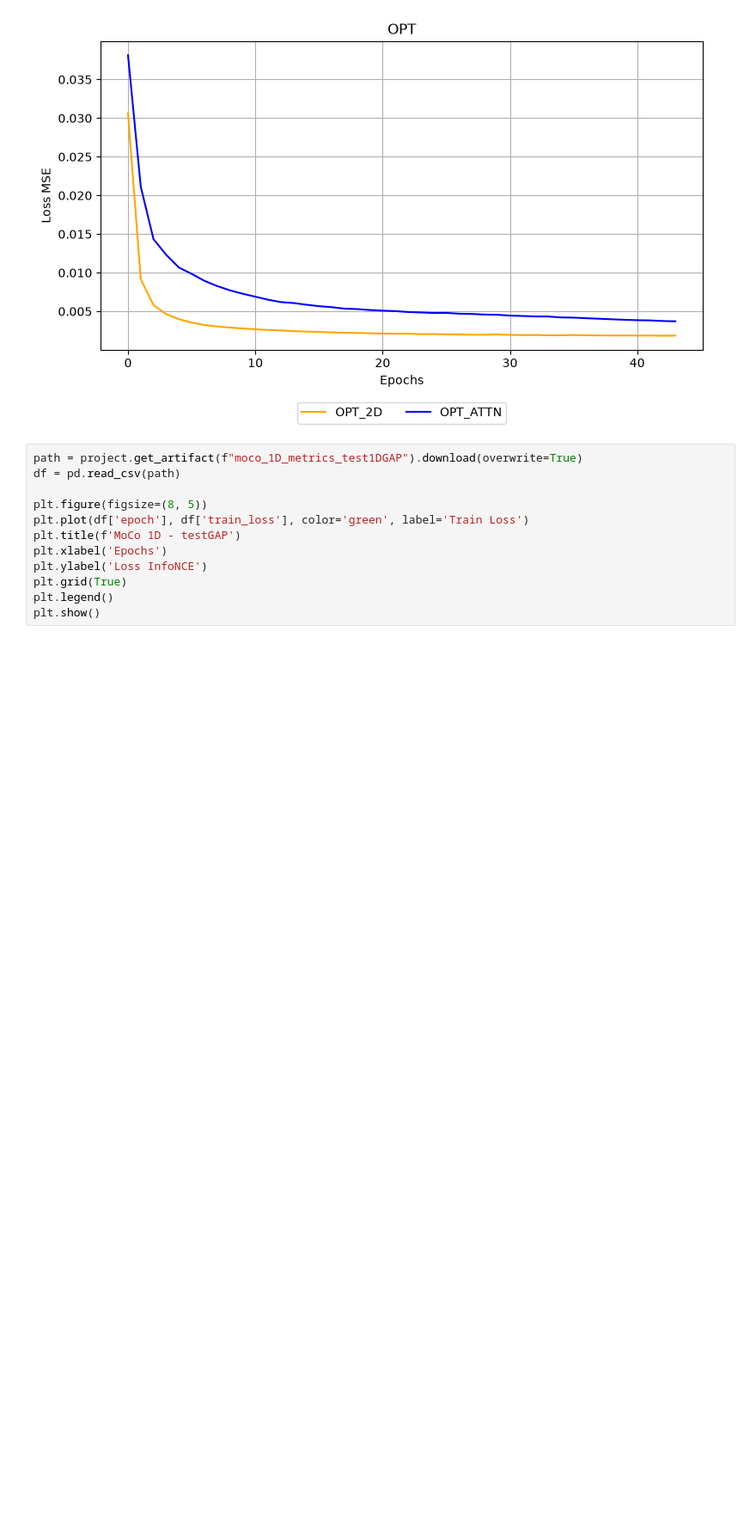
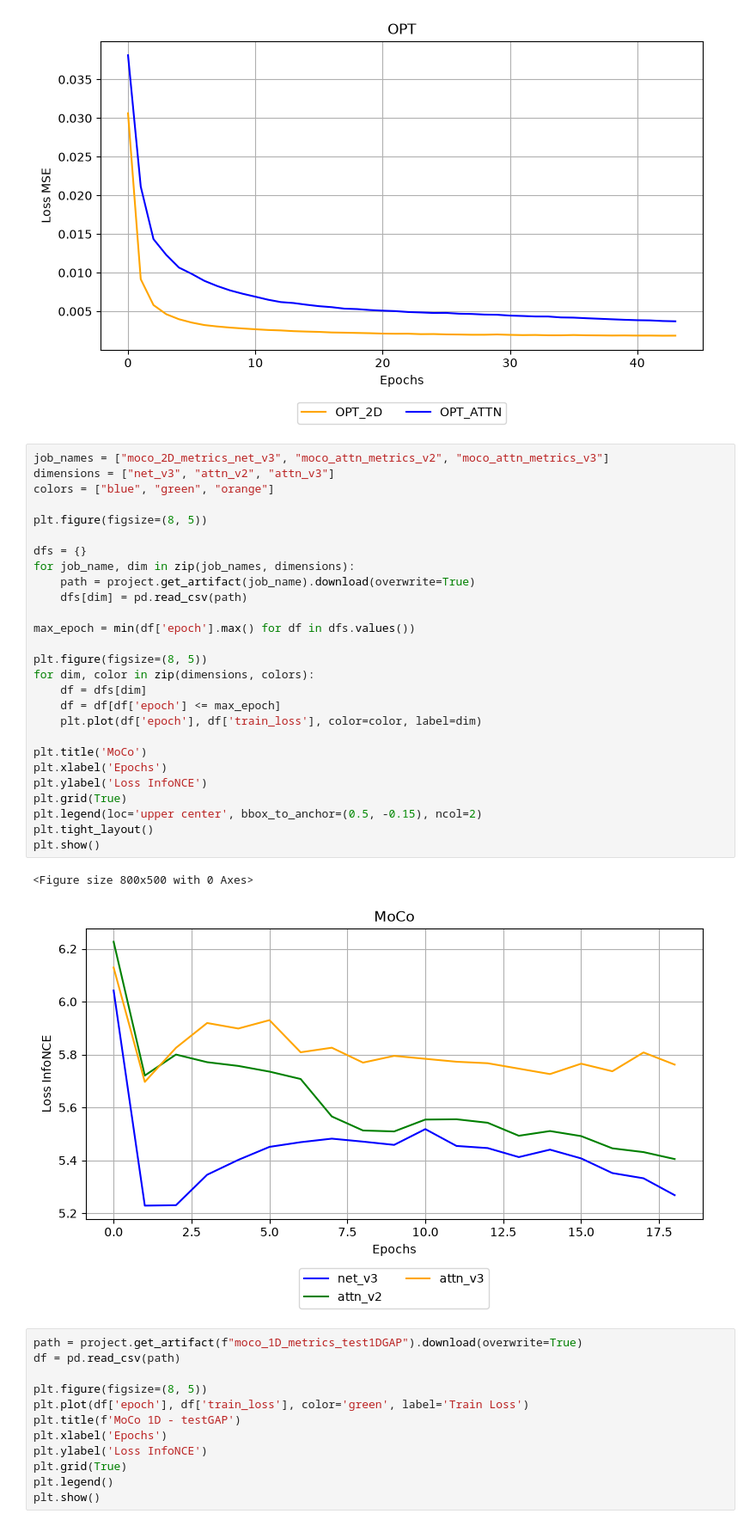
Before and after one commit to mattiaBarbo2002/TESI, a Jupyter notebook: notebooks/plots/plots.ipynb, the cells around one changed output. Shown at 86% size. Saved outputs shown, nothing was run; the diff lists cells and outputs as text; blank space fills up the shorter version.

```diff
--- a/notebooks/plots/plots.ipynb
+++ b/notebooks/plots/plots.ipynb
@@ -70,6 +70,36 @@ plt.show()
 # %% [output]
 <Figure size 800x500 with 0 Axes>
 [figure]
+# %%
+job_names = ["moco_2D_metrics_net_v3", "moco_attn_metrics_v2", "moco_attn_metrics_v3"]
+dimensions = ["net_v3", "attn_v2", "attn_v3"]
+colors = ["blue", "green", "orange"]
+
+plt.figure(figsize=(8, 5))
+
+dfs = {}
+for job_name, dim in zip(job_names, dimensions):
+    path = project.get_artifact(job_name).download(overwrite=True)
+    dfs[dim] = pd.read_csv(path)
+
+max_epoch = min(df['epoch'].max() for df in dfs.values())
+
+plt.figure(figsize=(8, 5))
+for dim, color in zip(dimensions, colors):
+    df = dfs[dim]
+    df = df[df['epoch'] <= max_epoch]
+    plt.plot(df['epoch'], df['train_loss'], color=color, label=dim)
+
+plt.title('MoCo')
+plt.xlabel('Epochs')
+plt.ylabel('Loss InfoNCE')
+plt.grid(True)
+plt.legend(loc='upper center', bbox_to_anchor=(0.5, -0.15), ncol=2)
+plt.tight_layout()
+plt.show()
+# %% [output]
+<Figure size 800x500 with 0 Axes>
+[figure, added]
 # %%
 path = project.get_artifact(f"moco_1D_metrics_test1DGAP").download(overwrite=True)
 df = pd.read_csv(path)
```
Also changed, not shown: parts of 1 cell of this notebook, 20 other files.
